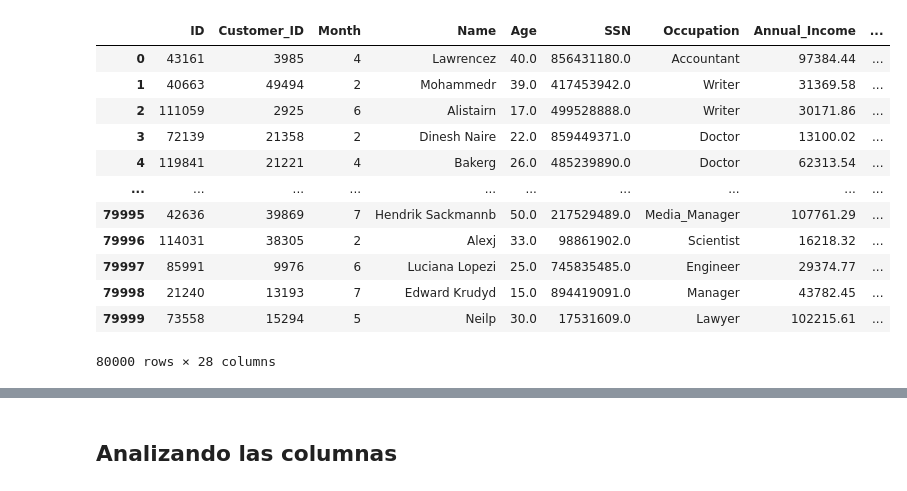
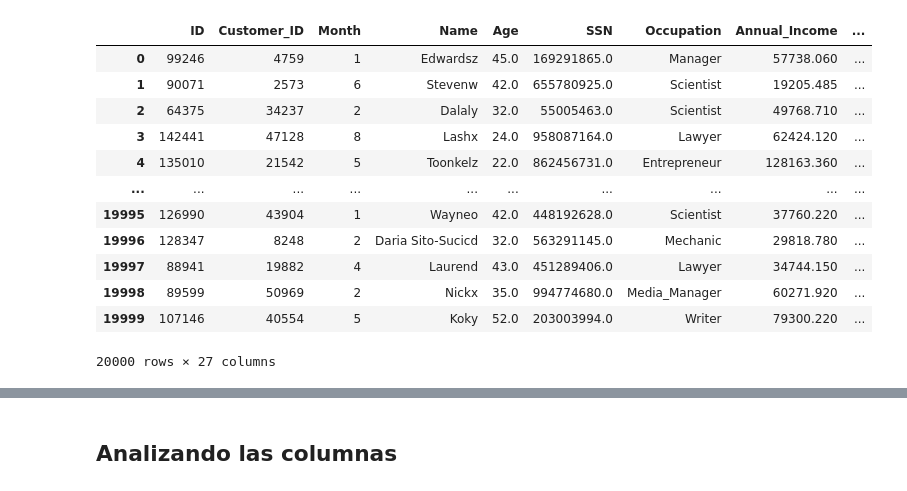
Before and after one commit to Kekon130/ML_Practica2, a Jupyter notebook: practica2_discreto.ipynb, the cells around one changed output, grey strips where cells are left out. Saved outputs shown, nothing was run; the diff lists cells and outputs as text; code cells hidden in the pictures.

```diff
--- a/practica2_discreto.ipynb
+++ b/practica2_discreto.ipynb
@@ -26,23 +26,23 @@ import re
 # %%
 train_url = "https://raw.githubusercontent.com/Kekon130/ML_Practica2/main/train.csv"
 df_train = pd.read_csv(train_url)
 
 test_url = "https://raw.githubusercontent.com/Kekon130/ML_Practica2/main/test.csv"
 df_test = pd.read_csv(test_url)
-
+submission = df_test[['ID']].copy()
 #pd.set_option('display.max_columns', None)
-df_train
+df_test
 # %% [output]
 |  | ID | Customer_ID | Month | Name | Age | SSN | Occupation | Annual_Income | ... |
-| 0 | 43161 | 3985 | 4 | Lawrencez | 40.0 | 856431180.0 | Accountant | 97384.44 | ... |
-| 1 | 40663 | 49494 | 2 | Mohammedr | 39.0 | 417453942.0 | Writer | 31369.58 | ... |
-| 2 | 111059 | 2925 | 6 | Alistairn | 17.0 | 499528888.0 | Writer | 30171.86 | ... |
-| 3 | 72139 | 21358 | 2 | Dinesh Naire | 22.0 | 859449371.0 | Doctor | 13100.02 | ... |
-| 4 | 119841 | 21221 | 4 | Bakerg | 26.0 | 485239890.0 | Doctor | 62313.54 | ... |
+| 0 | 99246 | 4759 | 1 | Edwardsz | 45.0 | 169291865.0 | Manager | 57738.060 | ... |
+| 1 | 90071 | 2573 | 6 | Stevenw | 42.0 | 655780925.0 | Scientist | 19205.485 | ... |
+| 2 | 64375 | 34237 | 2 | Dalaly | 32.0 | 55005463.0 | Scientist | 49768.710 | ... |
+| 3 | 142441 | 47128 | 8 | Lashx | 24.0 | 958087164.0 | Lawyer | 62424.120 | ... |
+| 4 | 135010 | 21542 | 5 | Toonkelz | 22.0 | 862456731.0 | Entrepreneur | 128163.360 | ... |
 | ... | ... | ... | ... | ... | ... | ... | ... | ... | ... |
-| 79995 | 42636 | 39869 | 7 | Hendrik Sackmannb | 50.0 | 217529489.0 | Media_Manager | 107761.29 | ... |
-| 79996 | 114031 | 38305 | 2 | Alexj | 33.0 | 98861902.0 | Scientist | 16218.32 | ... |
-| 79997 | 85991 | 9976 | 6 | Luciana Lopezi | 25.0 | 745835485.0 | Engineer | 29374.77 | ... |
-| 79998 | 21240 | 13193 | 7 | Edward Krudyd | 15.0 | 894419091.0 | Manager | 43782.45 | ... |
-| 79999 | 73558 | 15294 | 5 | Neilp | 30.0 | 17531609.0 | Lawyer | 102215.61 | ... |
+| 19995 | 126990 | 43904 | 1 | Wayneo | 42.0 | 448192628.0 | Scientist | 37760.220 | ... |
+| 19996 | 128347 | 8248 | 2 | Daria Sito-Sucicd | 32.0 | 563291145.0 | Mechanic | 29818.780 | ... |
+| 19997 | 88941 | 19882 | 4 | Laurend | 43.0 | 451289406.0 | Lawyer | 34744.150 | ... |
+| 19998 | 89599 | 50969 | 2 | Nickx | 35.0 | 994774680.0 | Media_Manager | 60271.920 | ... |
+| 19999 | 107146 | 40554 | 5 | Koky | 52.0 | 203003994.0 | Writer | 79300.220 | ... |
-80000 rows × 28 columns
+20000 rows × 27 columns
```
Also changed, not shown: parts of 50 cells of this notebook.
